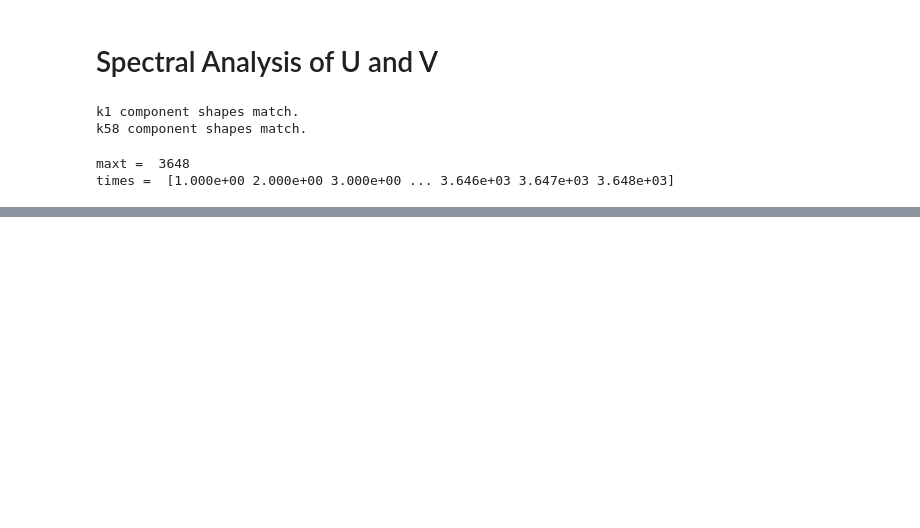
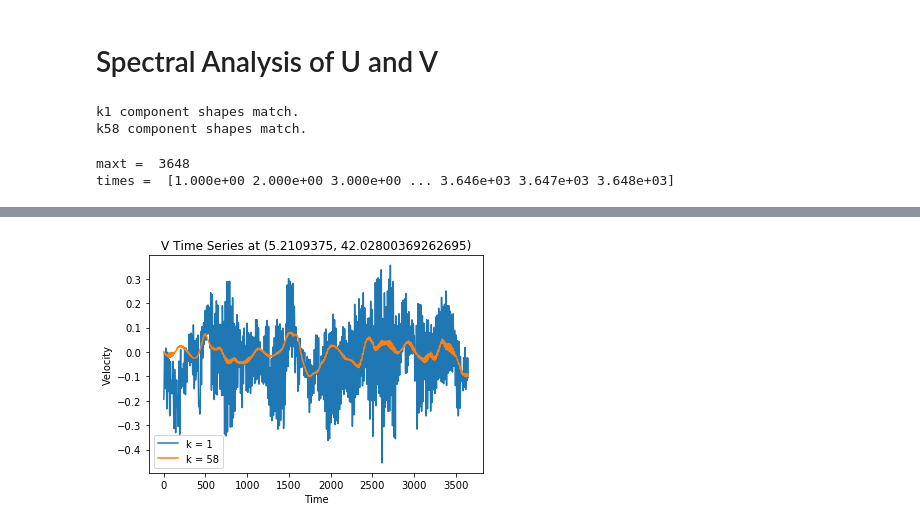
Before and after one commit to mclaret/JISAOinternship, a Jupyter notebook: notebooks/mark/fft_U_V.ipynb, the cells around one changed output, grey strips where cells are left out. Saved outputs shown, nothing was run; the diff lists cells and outputs as text; code cells hidden in the pictures; blank space fills up the shorter version.

```diff
--- a/notebooks/mark/fft_U_V.ipynb
+++ b/notebooks/mark/fft_U_V.ipynb
@@ -77,3 +106,18 @@ plt.show()
+# %%
+# plot time series of V
+plt.figure()
+plt.plot(times, V_t0_k1, label='k = 1')
+plt.plot(times, V_t0_k58, label='k = 58')
+#plt.xlim(0,400)
+
+# plot labels
+plt.title('V Time Series at ({}, {})'.format(nav_lon, nav_lat))
+plt.xlabel('Time')
+plt.ylabel('Velocity')
+plt.legend()
+plt.show()
+# %% [output]
+[figure, added]
 # %%
 # find amplitudes of Fourier coefficients
 fc_V_k1 = np.fft.fft(V_t0_k1)                    # k1 Fourier coefficients (FCs)
```
Also changed, not shown: parts of 5 cells of this notebook.
